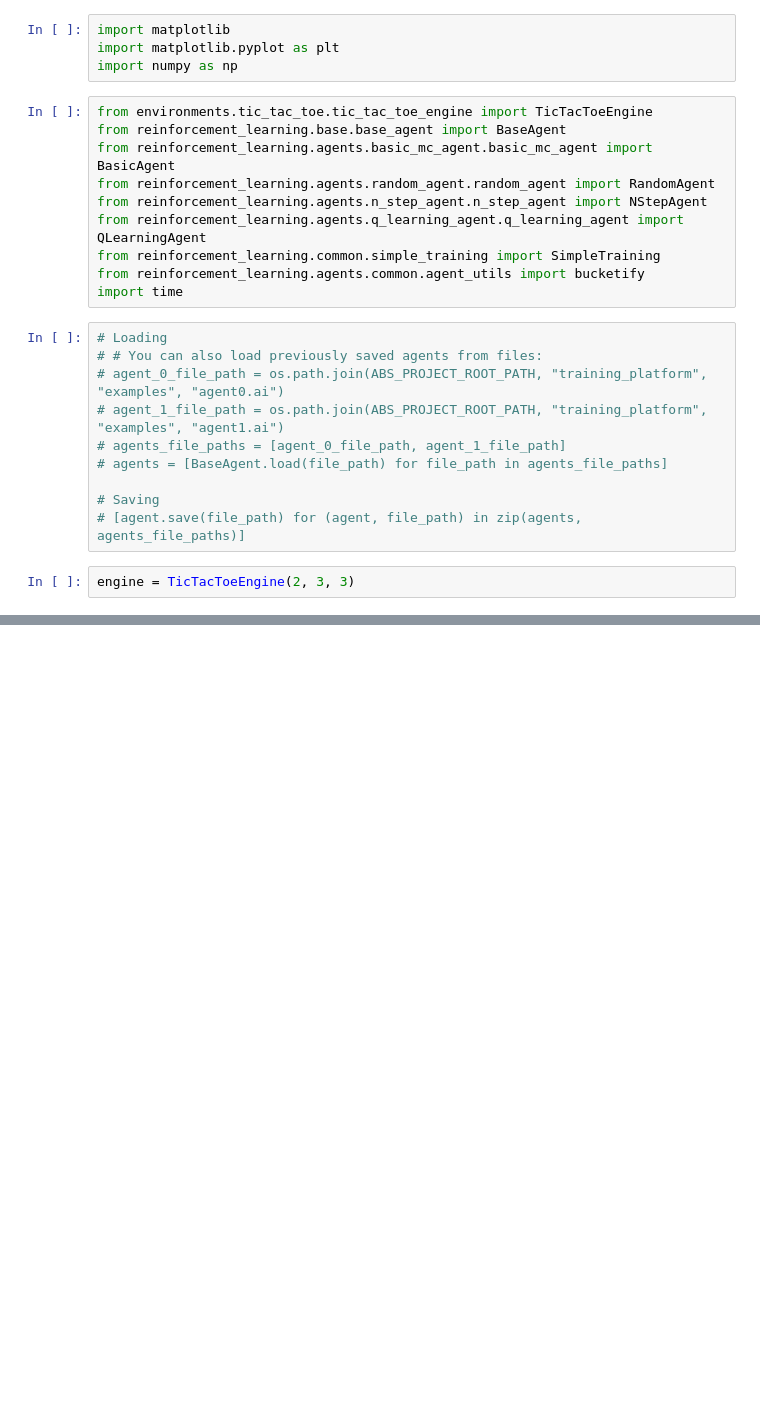
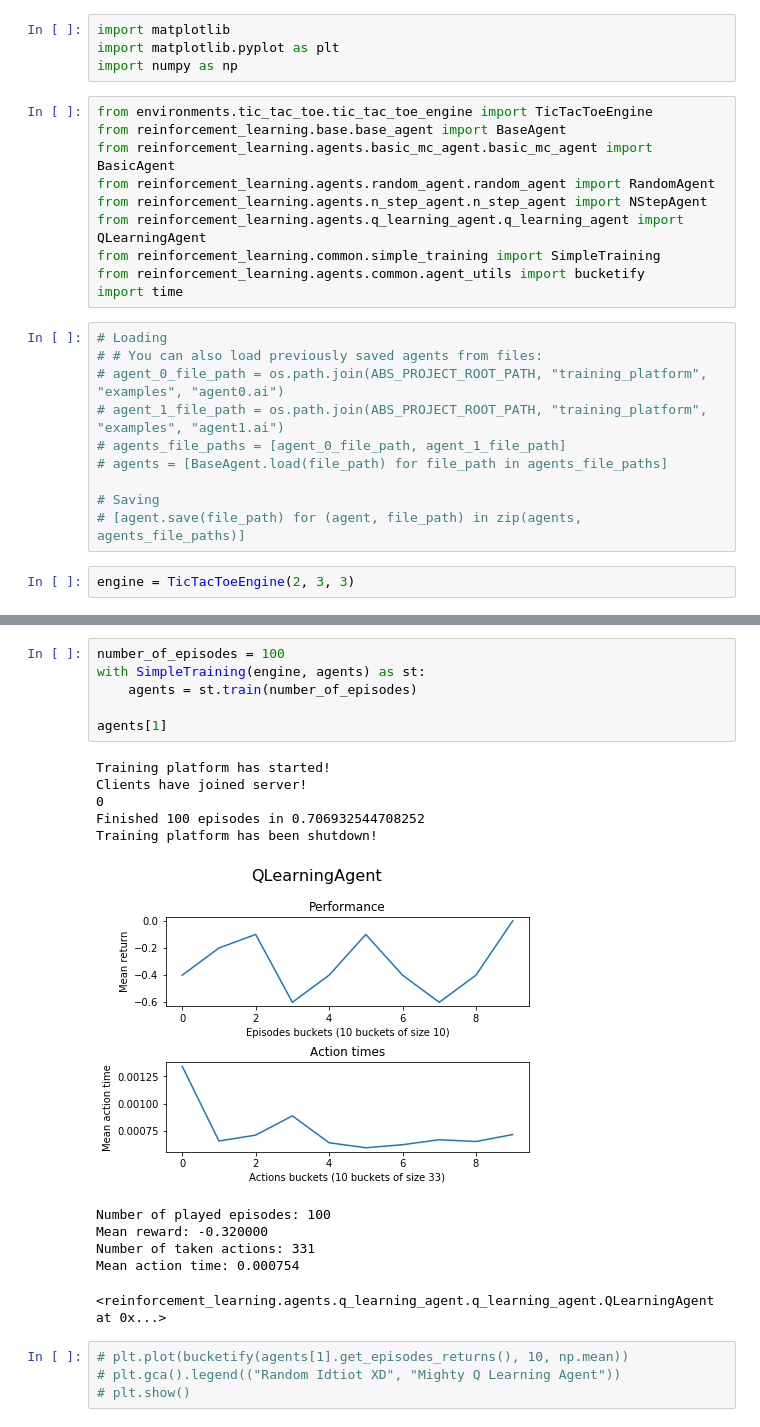
Before and after one commit to engineerskkw/WinTacToe, a Jupyter notebook: reinforcement_learning/common/training.ipynb, the cells around one changed output, grey strips where cells are left out. Drawn from its saved outputs; the diff is of its cells as text; blank space fills up the shorter version.

```diff
--- a/reinforcement_learning/common/training.ipynb
+++ b/reinforcement_learning/common/training.ipynb
@@ -73,0 +98,22 @@ agents[1].policy
+# %%
+number_of_episodes = 100
+with SimpleTraining(engine, agents) as st:
+    agents = st.train(number_of_episodes)
+
+agents[1]
+# %% [output]
+Training platform has started!
+Clients have joined server!
+0
+Finished 100 episodes in 0.706932544708252
+Training platform has been shutdown!
+[figure, added]
+Number of played episodes: 100
+Mean reward: -0.320000
+Number of taken actions: 331
+Mean action time: 0.000754
+<reinforcement_learning.agents.q_learning_agent.q_learning_agent.QLearningAgent at 0x...>
+# %%
+# plt.plot(bucketify(agents[1].get_episodes_returns(), 10, np.mean))
+# plt.gca().legend(("Random Idtiot XD", "Mighty Q Learning Agent"))
+# plt.show()
```
Also changed, not shown: parts of 12 cells of this notebook, 8 other files.
